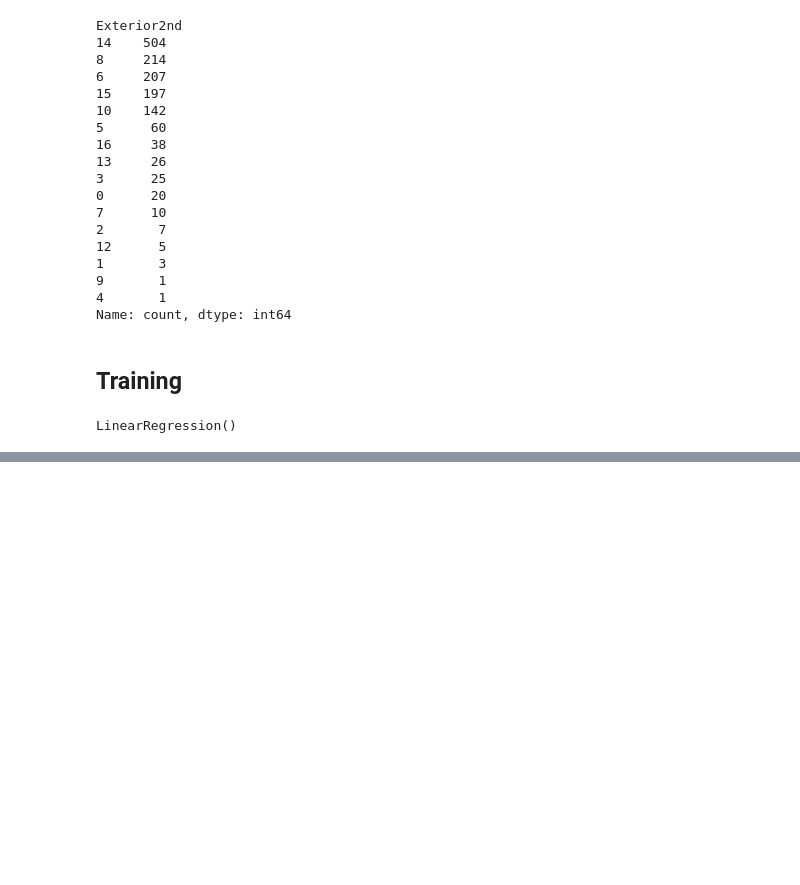
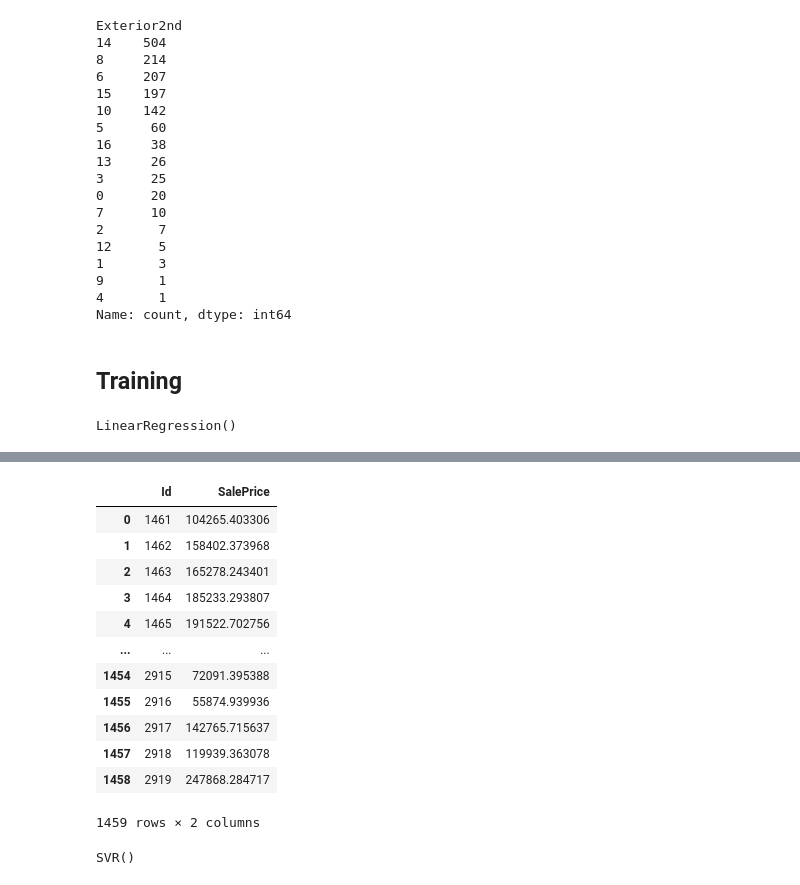
Before and after one commit to oam-mit/csci-567-project, a Jupyter notebook: code.ipynb, the cells around one changed output, grey strips where cells are left out. Cells and saved outputs as stored; diff of their text form; code cells hidden in the pictures; blank space fills up the shorter version.

```diff
--- a/code.ipynb
+++ b/code.ipynb
@@ -276,0 +424,2 @@ df.to_csv('output.csv', index=False)
+# %%
+train_scaled = scaler.transform(df_filled)
@@ -276,0 +442,3 @@ df.to_csv('output.csv', index=False)
+# %%
+predictions = regressor.predict(train_scaled)
+y_pred_original_scale = output_scaler.inverse_transform(predictions.reshape(-1, 1))
@@ -276,0 +455,2 @@ df.to_csv('output.csv', index=False)
+# %%
+df_final = pd.DataFrame({"Id":ids, "SalePrice":y_pred_original_scale.reshape(-1)})
@@ -276,0 +459,16 @@ df.to_csv('output.csv', index=False)
+# %%
+df_final
+# %% [output]
+|  | Id | SalePrice |
+| 0 | 1461 | 104265.403306 |
+| 1 | 1462 | 158402.373968 |
+| 2 | 1463 | 165278.243401 |
+| 3 | 1464 | 185233.293807 |
+| 4 | 1465 | 191522.702756 |
+| ... | ... | ... |
+| 1454 | 2915 | 72091.395388 |
+| 1455 | 2916 | 55874.939936 |
+| 1456 | 2917 | 142765.715637 |
+| 1457 | 2918 | 119939.363078 |
+| 1458 | 2919 | 247868.284717 |
+1459 rows × 2 columns
@@ -276,0 +479,4 @@ df.to_csv('output.csv', index=False)
+# %%
+regressor.fit(X_scaled, y_scaled)
+# %% [output]
+SVR()
```
Also changed, not shown: parts of 37 cells of this notebook, 3 other files.
